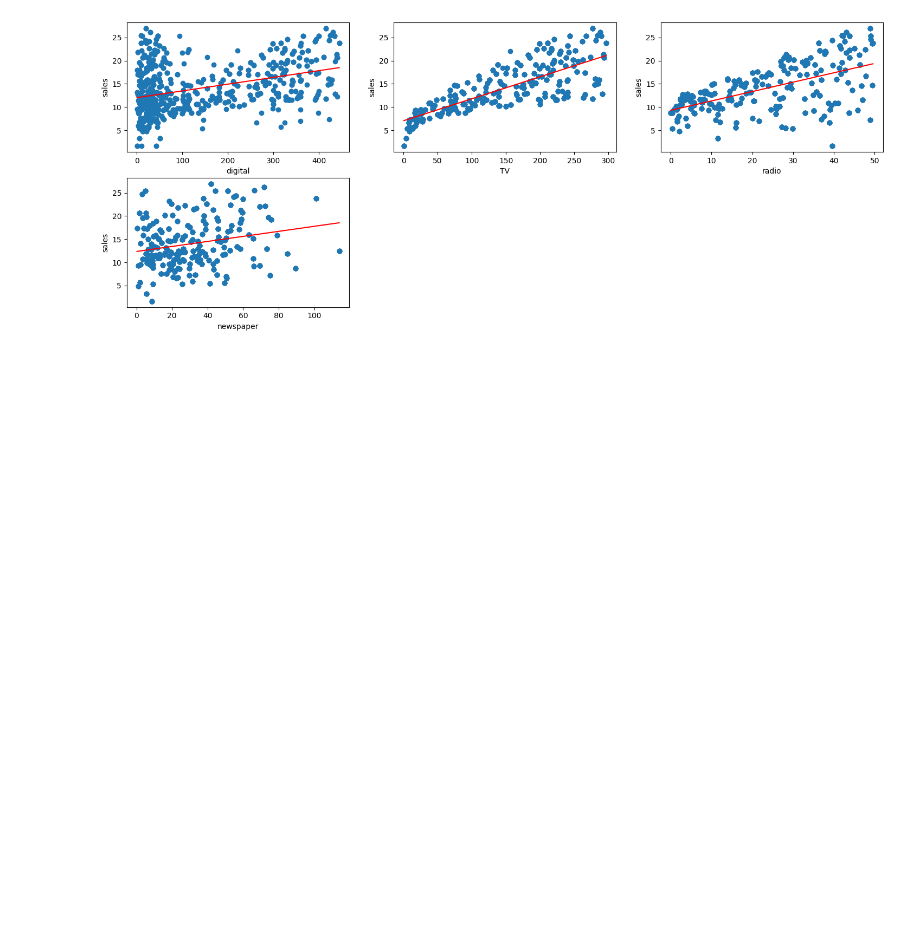
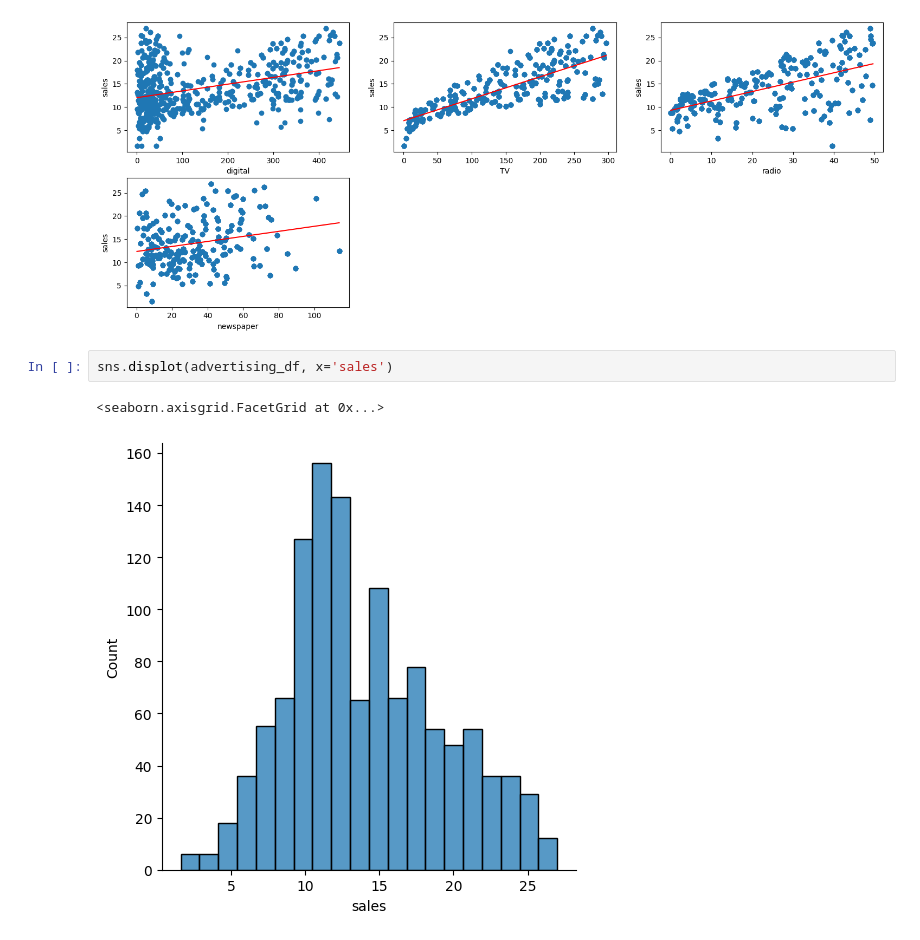
Before and after one commit to ingabLee/MyCodes, a Jupyter notebook: Advertising_Model.ipynb, the cells around one changed output. Drawn from its saved outputs; the diff is of its cells as text; blank space fills up the shorter version.

```diff
--- a/Advertising_Model.ipynb
+++ b/Advertising_Model.ipynb
@@ -96,3 +96,8 @@ for i, col in enumerate(advertising_df.columns[0:4]) :
 # %% [output]
 Index(['digital', 'TV', 'radio', 'newspaper', 'sales'], dtype='object')
 [figure]
+# %%
+sns.displot(advertising_df, x='sales')
+# %% [output]
+<seaborn.axisgrid.FacetGrid at 0x...>
+[figure, added]
```
Also changed, not shown: parts of 4 cells of this notebook.
